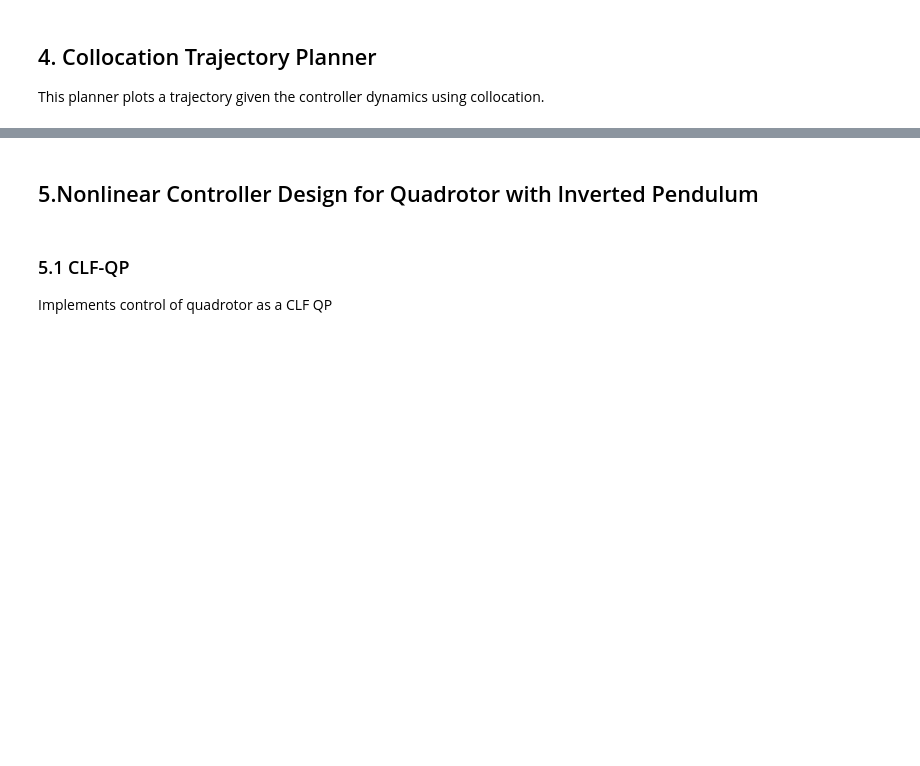
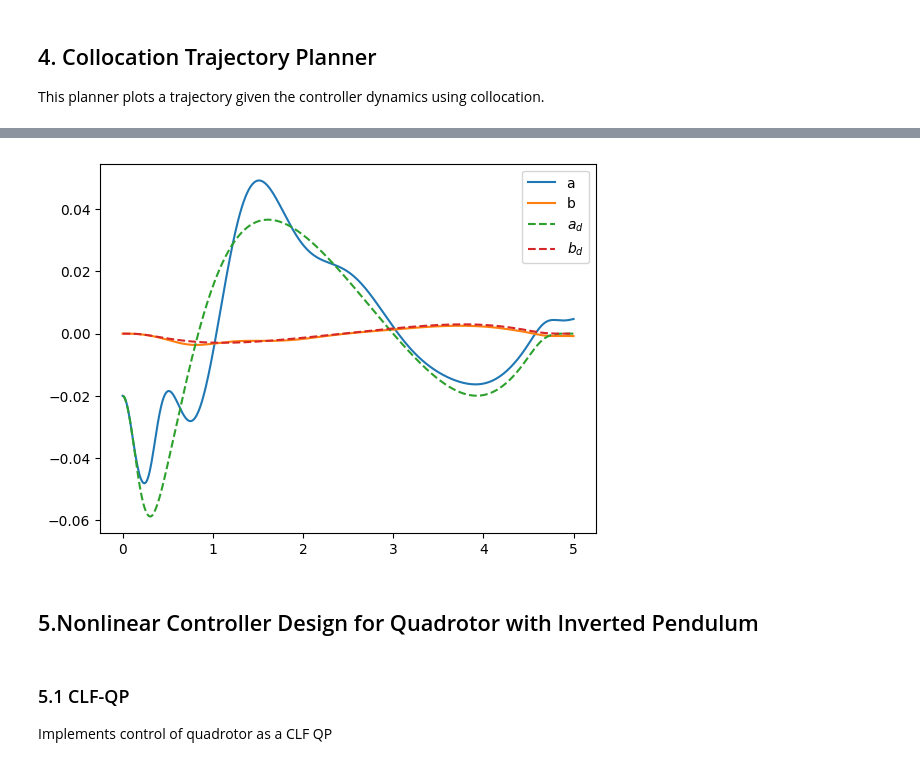
Before and after one commit to Meow404/Inverted-Pendulum-Quadrotor, a Jupyter notebook: src/Dynamics.ipynb, the cells around one changed output, grey strips where cells are left out. Drawn from its saved outputs; the diff is of its cells as text; code cells hidden in the pictures; blank space fills up the shorter version.

```diff
--- a/src/Dynamics.ipynb
+++ b/src/Dynamics.ipynb
@@ -1010,14 +1039,14 @@ class IPQCollocationTrajectory():
 
         return x_traj, u_traj, prog, prog.GetInitialGuess(x), prog.GetInitialGuess(u)
 # %%
-N = 10
+N = 30
 
-initial_state = np.zeros(16)
-initial_state[0] = -0.5
-initial_state[1] = 0.5
-initial_state[3] = 0.05
+initial_state = np.zeros(16,)
+initial_state[1] = +0.1
+initial_state[4] = +0.4
+initial_state[6] = -0.02
 final_state = np.zeros(16)
-final_state[2] = 0.5
+final_state[2] = 0.3
 
 tf = 5.0
 
@@ -1272,3 +1306,16 @@ quadrotor_example()
+# %%
+state_list = state_vector[6,:]
+plt.plot(np.linspace(0, t, len(state_list)), state_list)
+state_list = state_vector[7,:]
+plt.plot(np.linspace(0, t, len(state_list)), state_list)
+state_list = cc_vector[6,:]
+plt.plot(np.linspace(0, t, len(state_list)), state_list, linestyle='--')
+state_list = cc_vector[7,:]
+plt.plot(np.linspace(0, t, len(state_list)), state_list, linestyle='--')
+plt.legend(["a", "b", r"$a_d$", r"$b_d$"], )
+plt.show()
+# %% [output]
+[figure, added]
 # %% [markdown]
 ## 5.Nonlinear Controller Design for Quadrotor with Inverted Pendulum
 # %% [markdown]
```
Also changed, not shown: parts of 33 cells of this notebook, 2 other files.
